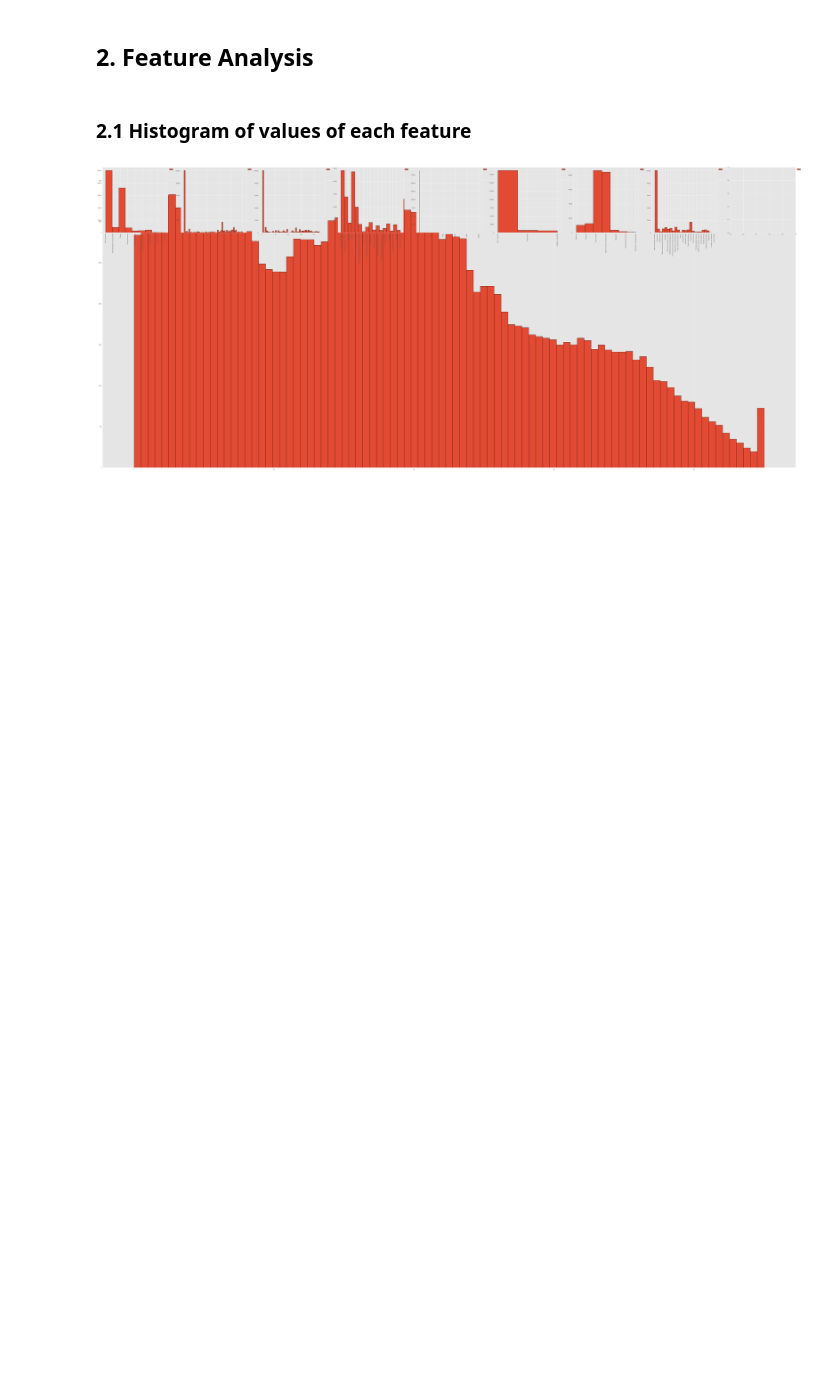
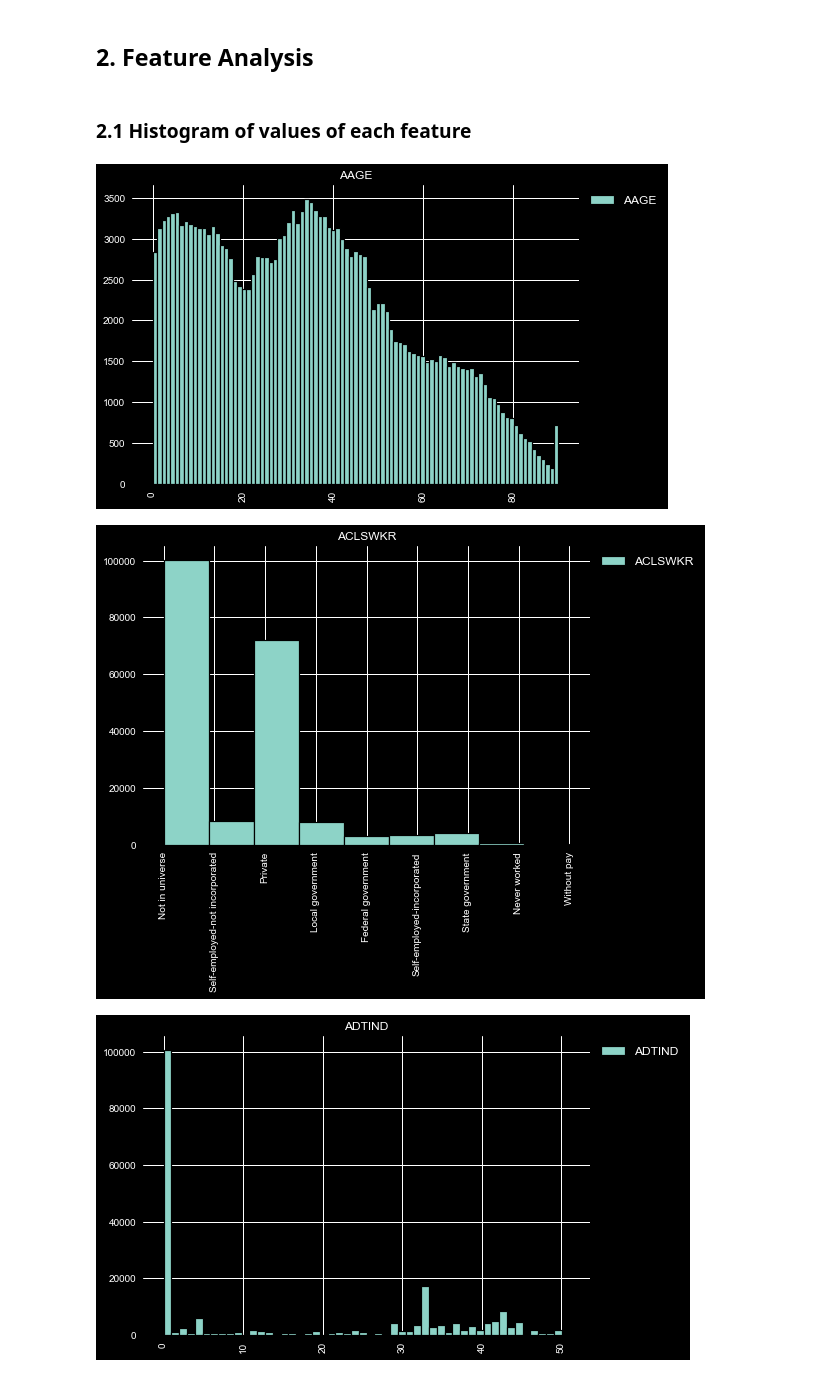
Before and after one commit to PritishWadhwa/ML-Assignments, a Jupyter notebook: Assignment3/Q1.ipynb, the cells around one changed output. Saved outputs shown, nothing was run; the diff lists cells and outputs as text; code cells hidden in the pictures; blank space fills up the shorter version.

```diff
--- a/Assignment3/Q1.ipynb
+++ b/Assignment3/Q1.ipynb
@@ -135,27 +135,28 @@ Index(['AAGE', 'ACLSWKR', 'ADTIND', 'ADTOCC', 'AHGA', 'AHRSPAY', 'AHSCOL',
 # %% [markdown]
 ### 2.1 Histogram of values of each feature
 # %%
-plt.style.use('ggplot')
-fig = plt.figure(figsize=(90, 40))
-row = 4
-col = 9
-plotNo = 1
-for j in tqdm(range(len(preprocessedPopulation.columns))):
-    if plotNo == 10:
-        break
+# fig = plt.figure(figsize=(40, 90))
+# row = 4
+# col = 9
+# plotNo = 2
+for j in range(len(preprocessedPopulation.columns)):
+    # if plotNo == 10:
+        # break
     # if i != 'GRINST' and i != 'PEFNTVTY' and i != 'PEMNTVTY' and i != 'PENATVTY':
     # print(i)
     i = preprocessedPopulation.columns[j]
     plt.hist(preprocessedPopulation[i].replace(np.NaN, 'NaN'), bins=len(preprocessedPopulation[i].unique()), label=i, edgecolor='black', linewidth=1.2, histtype='barstacked')
     plt.legend(loc='upper left', bbox_to_anchor=(1, 1), fontsize=12)
     plt.xticks(rotation=90, fontsize=10)
     plt.title(i)
-    fig.add_subplot(row, col, plotNo)
-    plotNo += 1
+    # fig.add_subplot(col, row, plotNo)
+    # plotNo += 1
     # col += 1
     # if col == 9:
     #     col = 0
     #     row += 1
-plt.show()
+    plt.show()
 # %% [output]
-[figure, old version]
+[figure, new version]
+[figure, added]
+[figure, added]
```
Also changed, not shown: parts of 38 cells of this notebook.
